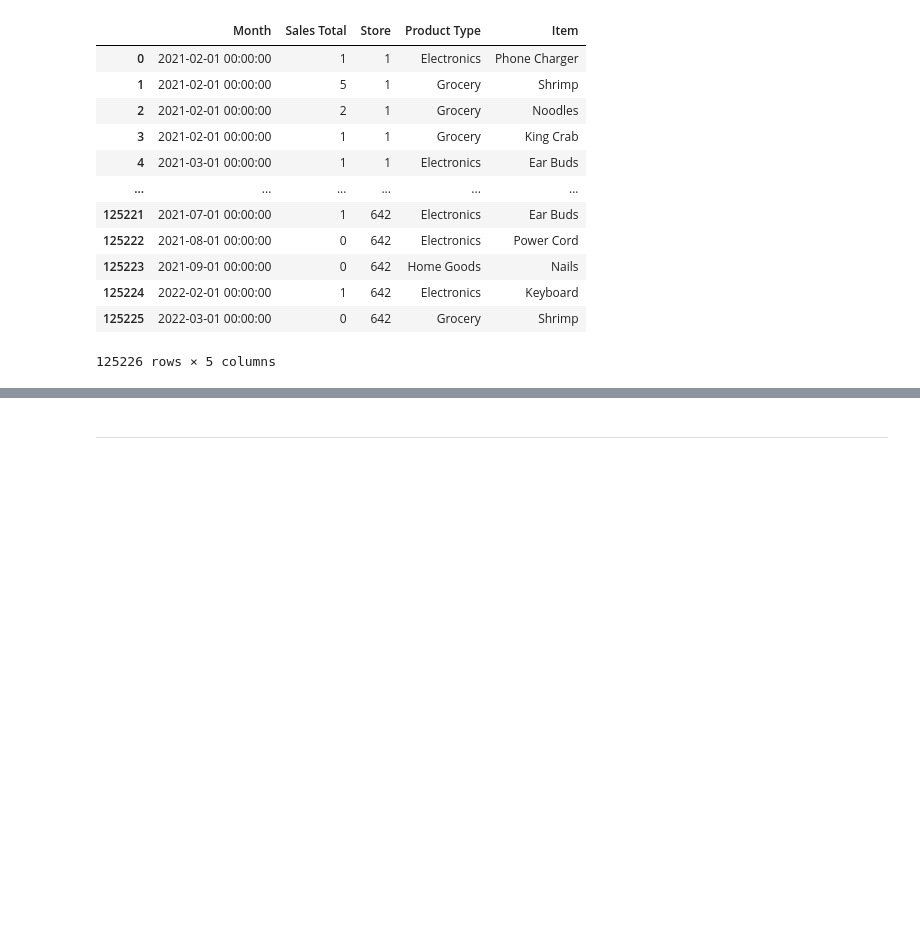
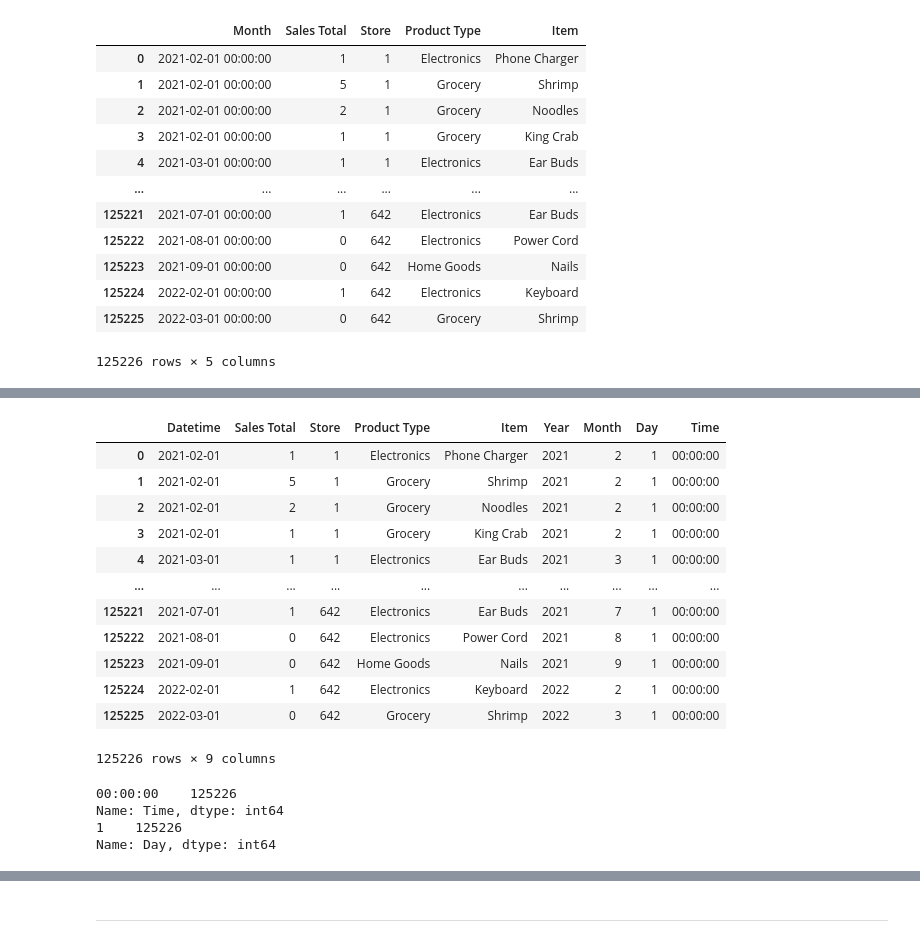
Before and after one commit to minji-o-j/Data-Science-Project, a Jupyter notebook: EDA.ipynb, the cells around one changed output, grey strips where cells are left out. Cells and saved outputs as stored; diff of their text form; code cells hidden in the pictures; blank space fills up the shorter version.

Commit message:
add: make integrated data

```diff
--- a/EDA.ipynb
+++ b/EDA.ipynb
@@ -226,0 +257,7 @@ retail_data
+# %%
+# datetime 형변환
+retail_data["Month"] = pd.to_datetime(retail_data["Month"], format="%Y-%m-%d %H:%M:%S")
+
+# 열 이름 변경
+retail_data.rename(columns={"Month": "Datetime"}, inplace=True)
+retail_data.info()
@@ -226,0 +277,28 @@ retail_data
+# %%
+retail_data["Year"] = retail_data["Datetime"].dt.year
+retail_data["Month"] = retail_data["Datetime"].dt.month
+retail_data["Day"] = retail_data["Datetime"].dt.day
+retail_data["Time"] = retail_data["Datetime"].dt.time
+retail_data
+# %% [output]
+|  | Datetime | Sales Total | Store | Product Type | Item | Year | Month | Day | Time |
+| 0 | 2021-02-01 | 1 | 1 | Electronics | Phone Charger | 2021 | 2 | 1 | 00:00:00 |
+| 1 | 2021-02-01 | 5 | 1 | Grocery | Shrimp | 2021 | 2 | 1 | 00:00:00 |
+| 2 | 2021-02-01 | 2 | 1 | Grocery | Noodles | 2021 | 2 | 1 | 00:00:00 |
+| 3 | 2021-02-01 | 1 | 1 | Grocery | King Crab | 2021 | 2 | 1 | 00:00:00 |
+| 4 | 2021-03-01 | 1 | 1 | Electronics | Ear Buds | 2021 | 3 | 1 | 00:00:00 |
+| ... | ... | ... | ... | ... | ... | ... | ... | ... | ... |
+| 125221 | 2021-07-01 | 1 | 642 | Electronics | Ear Buds | 2021 | 7 | 1 | 00:00:00 |
+| 125222 | 2021-08-01 | 0 | 642 | Electronics | Power Cord | 2021 | 8 | 1 | 00:00:00 |
+| 125223 | 2021-09-01 | 0 | 642 | Home Goods | Nails | 2021 | 9 | 1 | 00:00:00 |
+| 125224 | 2022-02-01 | 1 | 642 | Electronics | Keyboard | 2022 | 2 | 1 | 00:00:00 |
+| 125225 | 2022-03-01 | 0 | 642 | Grocery | Shrimp | 2022 | 3 | 1 | 00:00:00 |
+125226 rows × 9 columns
+# %%
+print(retail_data["Time"].value_counts())
+print(retail_data["Day"].value_counts())
+# %% [output]
+00:00:00    125226
+Name: Time, dtype: int64
+1    125226
+Name: Day, dtype: int64
```
Also changed, not shown: parts of 30 cells of this notebook.
